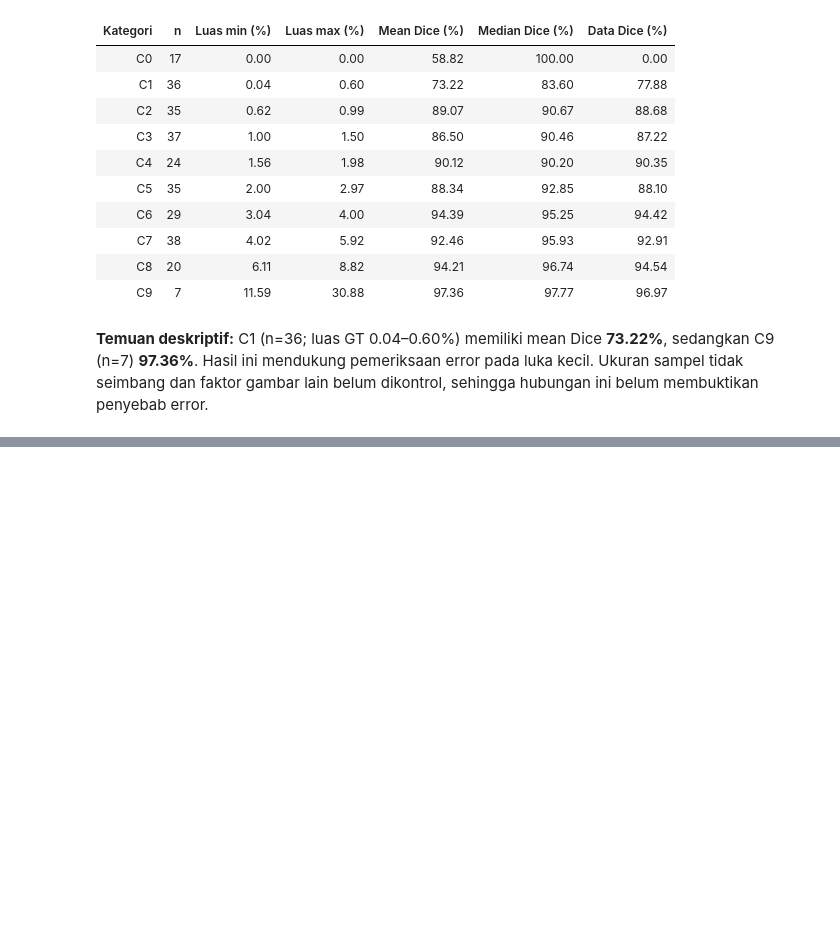
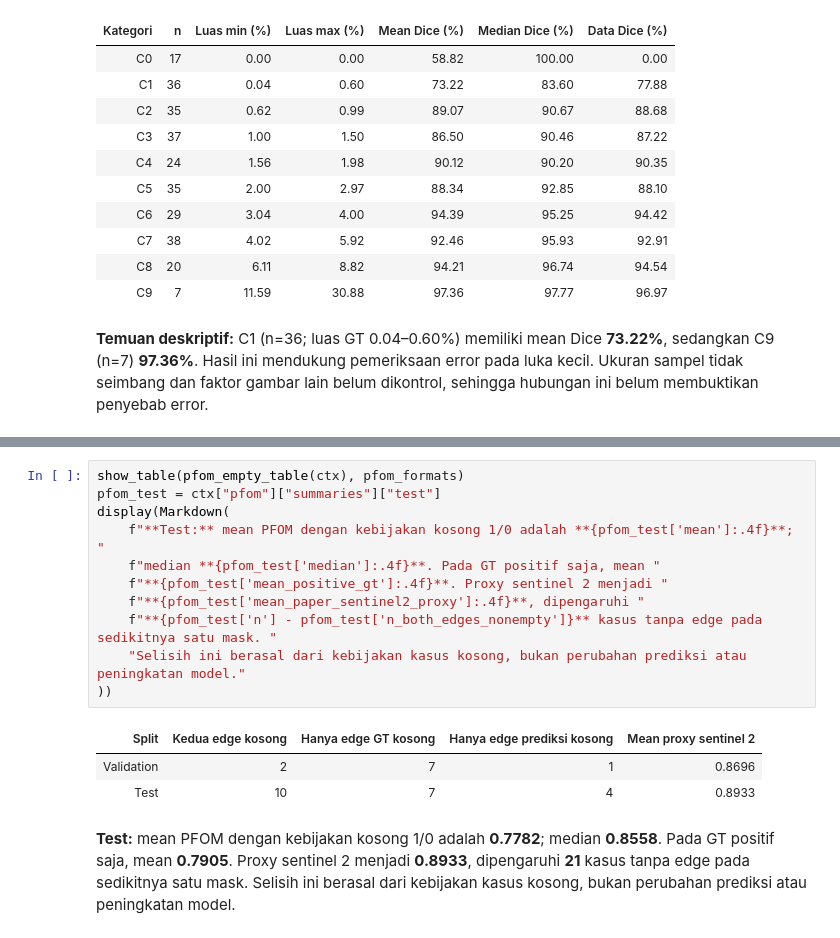
Before and after one commit to maulnite/foot-ulcer-segmentation, a Jupyter notebook: notebooks/01_cp1_analysis.ipynb, the cells around one changed output, grey strips where cells are left out. Saved outputs shown, nothing was run; the diff lists cells and outputs as text; blank space fills up the shorter version.

```diff
--- a/notebooks/01_cp1_analysis.ipynb
+++ b/notebooks/01_cp1_analysis.ipynb
@@ -416,0 +346,16 @@ Batas lain yang perlu dibawa ke presentasi:
+# %%
+show_table(pfom_empty_table(ctx), pfom_formats)
+pfom_test = ctx["pfom"]["summaries"]["test"]
+display(Markdown(
+    f"**Test:** mean PFOM dengan kebijakan kosong 1/0 adalah **{pfom_test['mean']:.4f}**; "
+    f"median **{pfom_test['median']:.4f}**. Pada GT positif saja, mean "
+    f"**{pfom_test['mean_positive_gt']:.4f}**. Proxy sentinel 2 menjadi "
+    f"**{pfom_test['mean_paper_sentinel2_proxy']:.4f}**, dipengaruhi "
+    f"**{pfom_test['n'] - pfom_test['n_both_edges_nonempty']}** kasus tanpa edge pada sedikitnya satu mask. "
+    "Selisih ini berasal dari kebijakan kasus kosong, bukan perubahan prediksi atau peningkatan model."
+))
+# %% [output]
+| Split | Kedua edge kosong | Hanya edge GT kosong | Hanya edge prediksi kosong | Mean proxy sentinel 2 |
+| Validation | 2 | 7 | 1 | 0.8696 |
+| Test | 10 | 7 | 4 | 0.8933 |
+**Test:** mean PFOM dengan kebijakan kosong 1/0 adalah **0.7782**; median **0.8558**. Pada GT positif saja, mean **0.7905**. Proxy sentinel 2 menjadi **0.8933**, dipengaruhi **21** kasus tanpa edge pada sedikitnya satu mask. Selisih ini berasal dari kebijakan kasus kosong, bukan perubahan prediksi atau peningkatan model.
```
Also changed, not shown: parts of 45 cells of this notebook, 23 other files.
